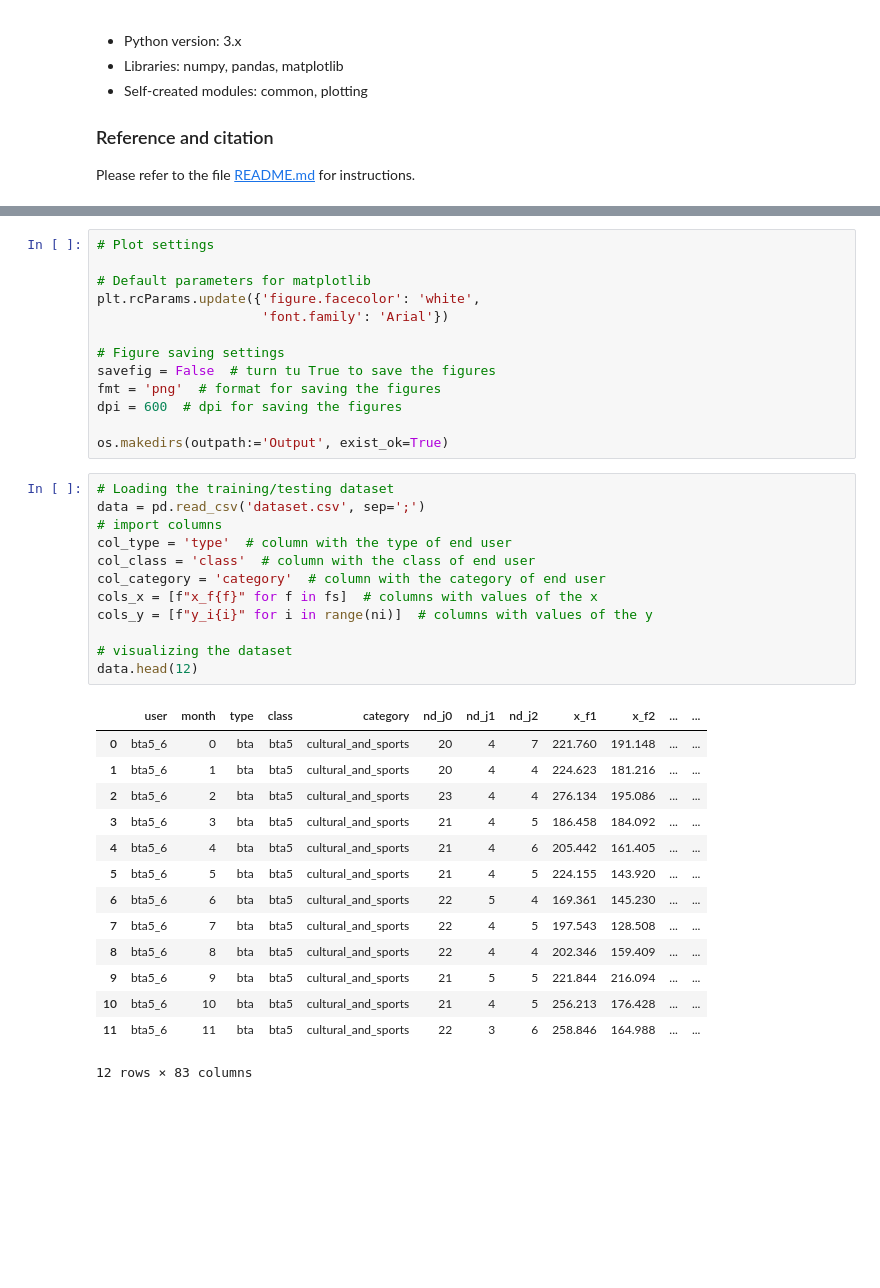
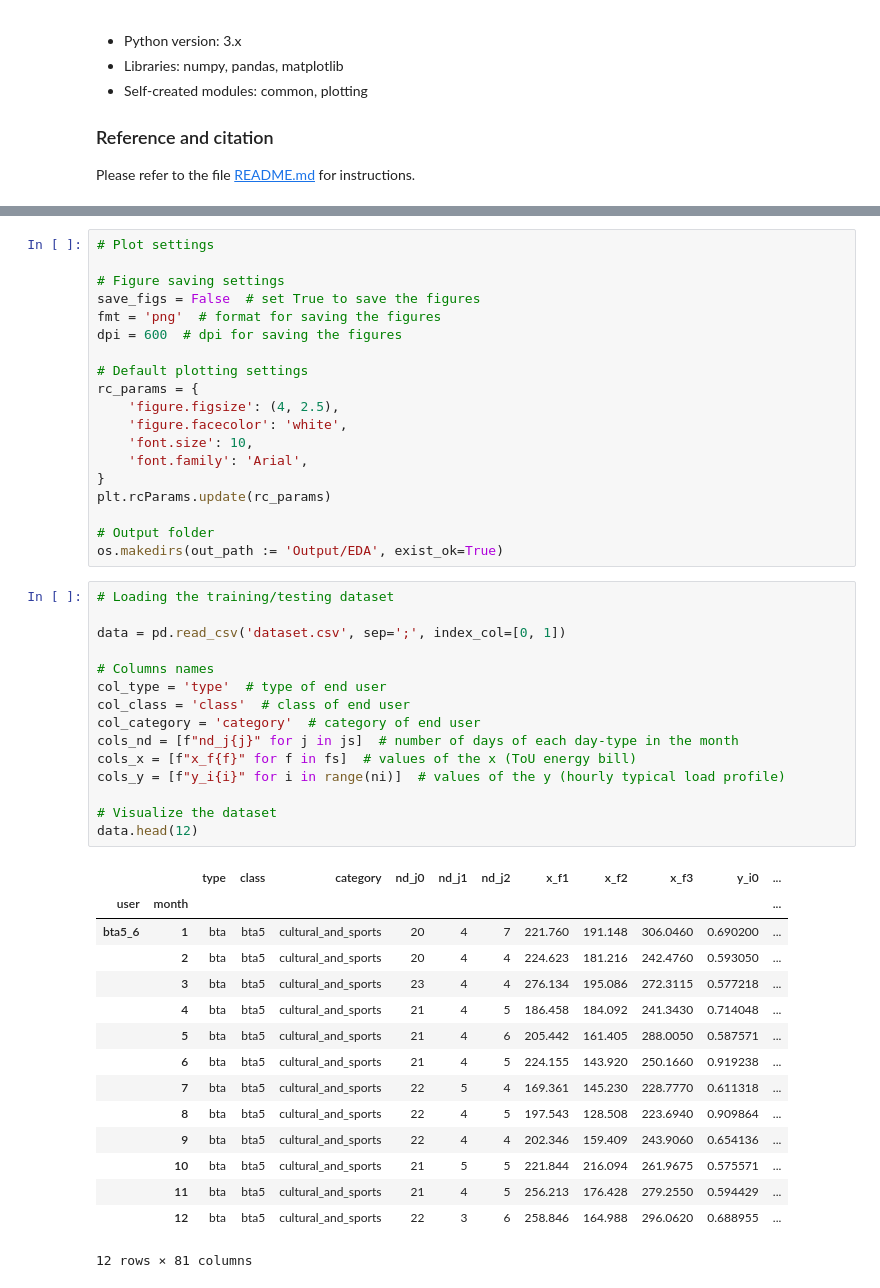
Before and after one commit to cadema-PoliTO/Bill2Watt, a Jupyter notebook: eda.ipynb, the cells around one changed output, grey strips where cells are left out. Cells and saved outputs as stored; diff of their text form; blank space fills up the shorter version.

```diff
--- a/eda.ipynb
+++ b/eda.ipynb
@@ -51,43 +51,53 @@ from plotting import *
 # %%
 # Plot settings
 
-# Default parameters for matplotlib
-plt.rcParams.update({'figure.facecolor': 'white',
-                     'font.family': 'Arial'})
-
 # Figure saving settings
-savefig = False  # turn tu True to save the figures
+save_figs = False  # set True to save the figures
 fmt = 'png'  # format for saving the figures
 dpi = 600  # dpi for saving the figures
 
-os.makedirs(outpath:='Output', exist_ok=True)
+# Default plotting settings
+rc_params = {
+    'figure.figsize': (4, 2.5),
+    'figure.facecolor': 'white',
+    'font.size': 10,
+    'font.family': 'Arial',
+}
+plt.rcParams.update(rc_params)
+
+# Output folder
+os.makedirs(out_path := 'Output/EDA', exist_ok=True)
 # %%
 # Loading the training/testing dataset
-data = pd.read_csv('dataset.csv', sep=';')
-# import columns
-col_type = 'type'  # column with the type of end user
-col_class = 'class'  # column with the class of end user
-col_category = 'category'  # column with the category of end user
-cols_x = [f"x_f{f}" for f in fs]  # columns with values of the x
-cols_y = [f"y_i{i}" for i in range(ni)]  # columns with values of the y
 
-# visualizing the dataset
+data = pd.read_csv('dataset.csv', sep=';', index_col=[0, 1])
+
+# Columns names
+col_type = 'type'  # type of end user
+col_class = 'class'  # class of end user
+col_category = 'category'  # category of end user
+cols_nd = [f"nd_j{j}" for j in js]  # number of days of each day-type in the month
+cols_x = [f"x_f{f}" for f in fs]  # values of the x (ToU energy bill)
+cols_y = [f"y_i{i}" for i in range(ni)]  # values of the y (hourly typical load profile)
+
+# Visualize the dataset
 data.head(12)
 # %% [output]
-|  | user | month | type | class | category | nd_j0 | nd_j1 | nd_j2 | x_f1 | x_f2 | ... | ... |
-| 0 | bta5_6 | 0 | bta | bta5 | cultural_and_sports | 20 | 4 | 7 | 221.760 | 191.148 | ... | ... |
-| 1 | bta5_6 | 1 | bta | bta5 | cultural_and_sports | 20 | 4 | 4 | 224.623 | 181.216 | ... | ... |
-| 2 | bta5_6 | 2 | bta | bta5 | cultural_and_sports | 23 | 4 | 4 | 276.134 | 195.086 | ... | ... |
-| 3 | bta5_6 | 3 | bta | bta5 | cultural_and_sports | 21 | 4 | 5 | 186.458 | 184.092 | ... | ... |
-| 4 | bta5_6 | 4 | bta | bta5 | cultural_and_sports | 21 | 4 | 6 | 205.442 | 161.405 | ... | ... |
-| 5 | bta5_6 | 5 | bta | bta5 | cultural_and_sports | 21 | 4 | 5 | 224.155 | 143.920 | ... | ... |
-| 6 | bta5_6 | 6 | bta | bta5 | cultural_and_sports | 22 | 5 | 4 | 169.361 | 145.230 | ... | ... |
-| 7 | bta5_6 | 7 | bta | bta5 | cultural_and_sports | 22 | 4 | 5 | 197.543 | 128.508 | ... | ... |
-| 8 | bta5_6 | 8 | bta | bta5 | cultural_and_sports | 22 | 4 | 4 | 202.346 | 159.409 | ... | ... |
-| 9 | bta5_6 | 9 | bta | bta5 | cultural_and_sports | 21 | 5 | 5 | 221.844 | 216.094 | ... | ... |
-| 10 | bta5_6 | 10 | bta | bta5 | cultural_and_sports | 21 | 4 | 5 | 256.213 | 176.428 | ... | ... |
-| 11 | bta5_6 | 11 | bta | bta5 | cultural_and_sports | 22 | 3 | 6 | 258.846 | 164.988 | ... | ... |
+|  |  | type | class | category | nd_j0 | nd_j1 | nd_j2 | x_f1 | x_f2 | x_f3 | y_i0 | ... |
+| user | month |  |  |  |  |  |  |  |  |  |  | ... |
+| bta5_6 | 1 | bta | bta5 | cultural_and_sports | 20 | 4 | 7 | 221.760 | 191.148 | 306.0460 | 0.690200 | ... |
+|  | 2 | bta | bta5 | cultural_and_sports | 20 | 4 | 4 | 224.623 | 181.216 | 242.4760 | 0.593050 | ... |
+|  | 3 | bta | bta5 | cultural_and_sports | 23 | 4 | 4 | 276.134 | 195.086 | 272.3115 | 0.577218 | ... |
+|  | 4 | bta | bta5 | cultural_and_sports | 21 | 4 | 5 | 186.458 | 184.092 | 241.3430 | 0.714048 | ... |
+|  | 5 | bta | bta5 | cultural_and_sports | 21 | 4 | 6 | 205.442 | 161.405 | 288.0050 | 0.587571 | ... |
+|  | 6 | bta | bta5 | cultural_and_sports | 21 | 4 | 5 | 224.155 | 143.920 | 250.1660 | 0.919238 | ... |
+|  | 7 | bta | bta5 | cultural_and_sports | 22 | 5 | 4 | 169.361 | 145.230 | 228.7770 | 0.611318 | ... |
+|  | 8 | bta | bta5 | cultural_and_sports | 22 | 4 | 5 | 197.543 | 128.508 | 223.6940 | 0.909864 | ... |
+|  | 9 | bta | bta5 | cultural_and_sports | 22 | 4 | 4 | 202.346 | 159.409 | 243.9060 | 0.654136 | ... |
+|  | 10 | bta | bta5 | cultural_and_sports | 21 | 5 | 5 | 221.844 | 216.094 | 261.9675 | 0.575571 | ... |
+|  | 11 | bta | bta5 | cultural_and_sports | 21 | 4 | 5 | 256.213 | 176.428 | 279.2550 | 0.594429 | ... |
+|  | 12 | bta | bta5 | cultural_and_sports | 22 | 3 | 6 | 258.846 | 164.988 | 296.0620 | 0.688955 | ... |
-12 rows × 83 columns
+12 rows × 81 columns
 # %%
 # Exploratory Data Analysis - Dataset composition
 # here, we analyze the dataset composition in terms of end-user type and, respectively class and categories,
```
Also changed, not shown: parts of 6 cells of this notebook, 24 other files.
